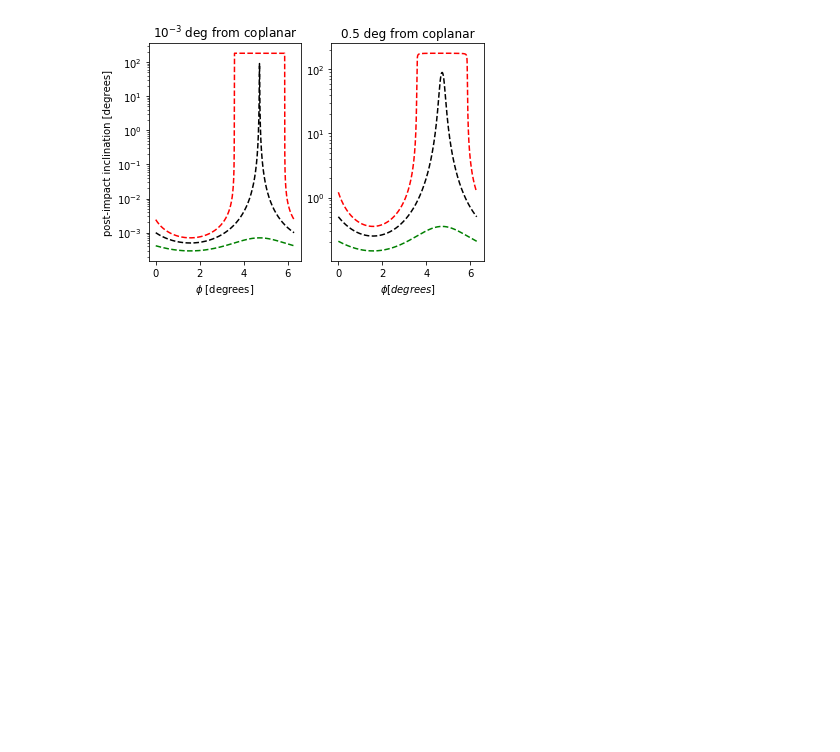
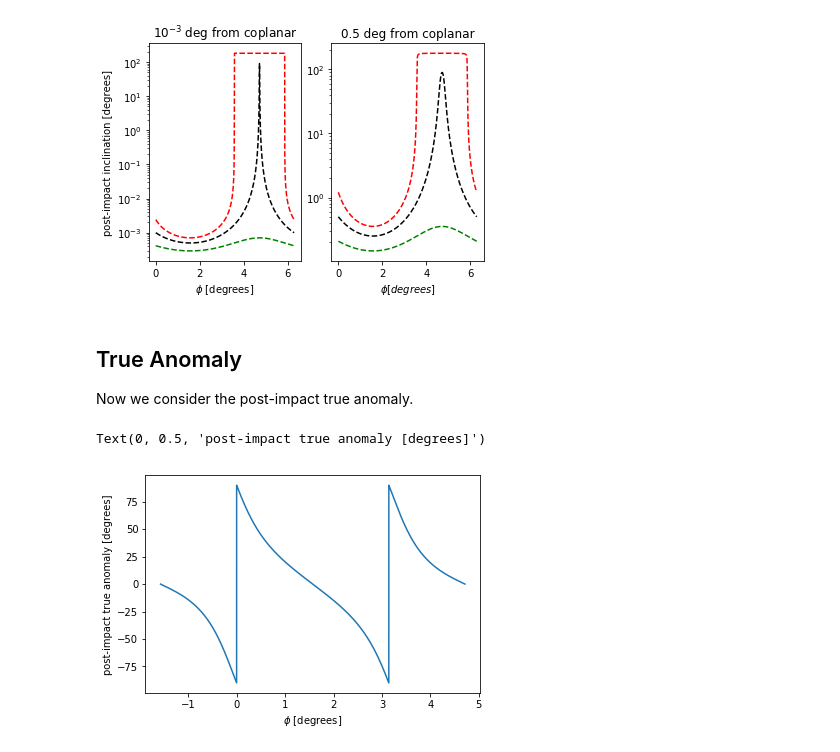
Before and after one commit to jblake95/pySpermia, a Jupyter notebook: equations.ipynb, the cells around one changed output. Saved outputs shown, nothing was run; the diff lists cells and outputs as text; code cells hidden in the pictures; blank space fills up the shorter version.

Commit message:
Adding post-impact true anomaly

```diff
--- a/equations.ipynb
+++ b/equations.ipynb
@@ -46,3 +45,25 @@ ax2.set_xlabel('$\phi [degrees]$')
 # %% [output]
 Text(0.5, 0, '$\\phi [degrees]$')
 [figure]
+# %% [markdown]
+## True Anomaly
+Now we consider the post-impact true anomaly.
+# %%
+def post_f(phi, vel_ratio):
+    """
+    Calculate the post-impact true anomaly f'
+    """
+    tan_post_f = abs(1 + vel_ratio*np.sin(phi))*(1 / np.tan(phi)) / (2 + vel_ratio*np.sin(phi))
+    post_f = np.arctan(tan_post_f)
+
+    return post_f * RAD_TO_DEG
+
+phi = np.linspace(-np.pi/2, 3*np.pi/2, 10000)
+
+plt.plot(phi, post_f(phi, np.sqrt(2) - 1))
+
+plt.xlabel('$\phi$ [degrees]')
+plt.ylabel('post-impact true anomaly [degrees]')
+# %% [output]
+Text(0, 0.5, 'post-impact true anomaly [degrees]')
+[figure, added]
```
Also changed, not shown: parts of 2 cells of this notebook.
